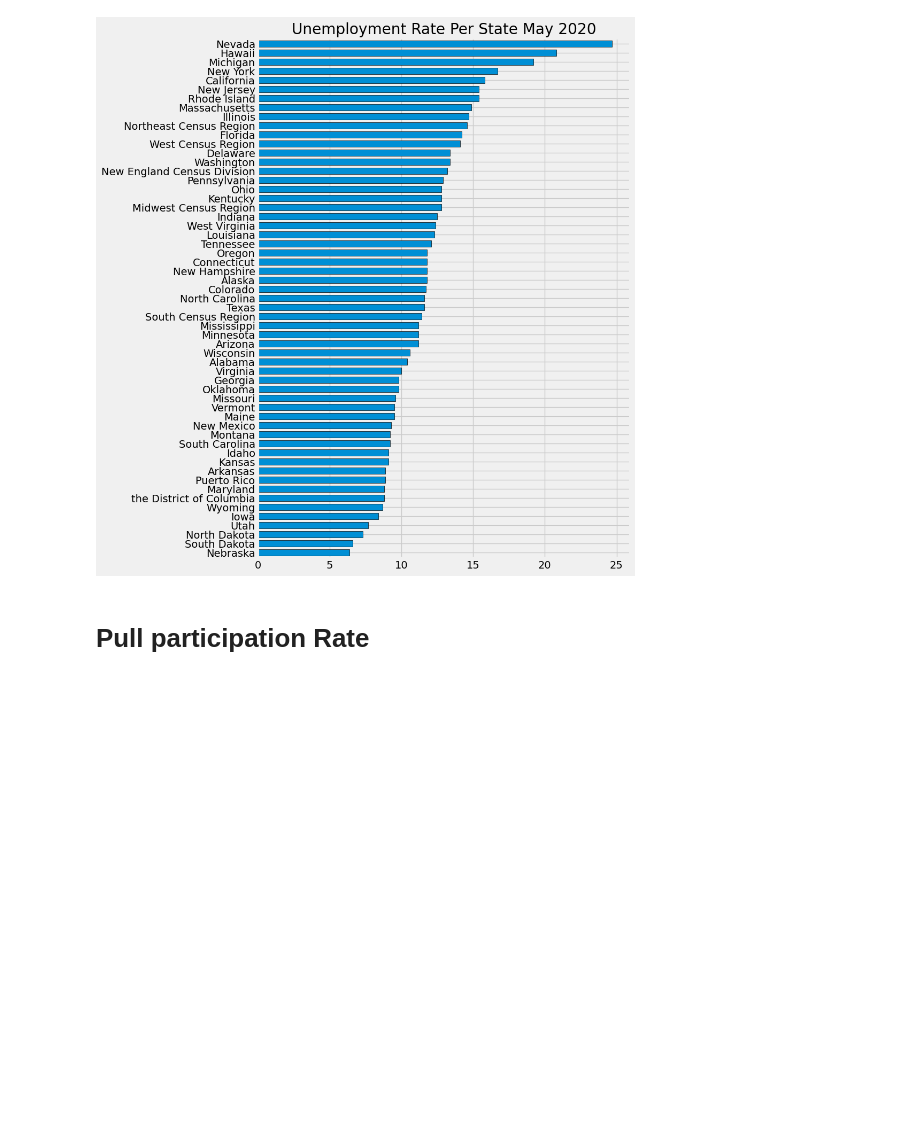
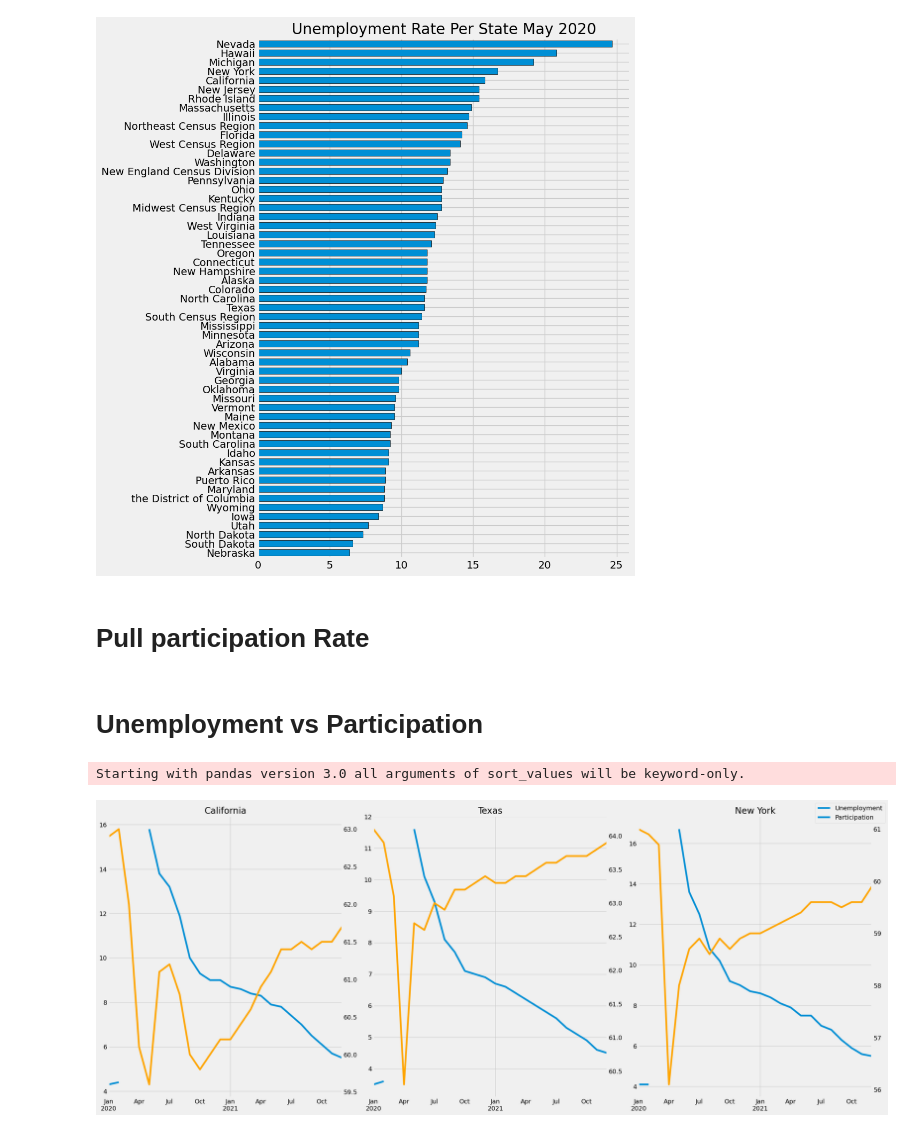
Before and after one commit to Gab-Martins/Economic-Data-Analysis, a Jupyter notebook: main.ipynb, the cells around one changed output. Cells and saved outputs as stored; diff of their text form; code cells hidden in the pictures; blank space fills up the shorter version.

```diff
--- a/main.ipynb
+++ b/main.ipynb
@@ -64,4 +64,6 @@ for myid in unemp_df.index:
     results = results.to_frame(name = myid)
     all_results.append(results)
 # Concatenate along column
-uemp_states = pd.concat(all_results, axis =1).drop(['LASMT261982000000003', 'LASMT391746000000003'], axis = 1)
+uemp_states = pd.concat(all_results, axis =1)
+uemp_states = uemp_states.drop(['LASMT261982000000003', 'LASMT391746000000003'], axis = 1)
+uemp_states
@@ -91,3 +107,49 @@ plt.show()
 [figure]
 # %% [markdown]
 # Pull participation Rate
+# %%
+# Filter the Participation Rate by Month
+part_df = fred.search('participation rate state', filter = ('frequency', 'Monthly'))
+# Query  only the seasonaly adjust data
+part_df = part_df.query('seasonal_adjustment == "Seasonally Adjusted" and units == "Percent"')
+# Search only the Labor FOrces by state
+part_df = part_df.loc[part_df['title'].str.contains('Labor Force Participation Rate for')]
+# %%
+# Title only with State Name
+part_id_to_state = part_df['title'].str.replace('Labor Force Participation Rate for ','').to_dict()
+# Create list to store results
+all_results = []
+# Pull series data from each id
+for myid in part_df.index:
+    results = fred.get_series(myid)
+    results = results.to_frame(name = myid)
+    all_results.append(results)
+# Concatenate along column
+part_states = pd.concat(all_results, axis =1)
+# Replace state codes with state names using the part_id_to_state dictionary
+part_states.columns = [part_id_to_state[col] for col in part_states.columns]
+# %% [markdown]
+# Unemployment vs Participation
+# %%
+uemp_states.columns.T.sort_values('2020-05-01')
+# Rate comparison from 2020 to 2022
+# Create a single subplot layout for all states
+fig, axs = plt.subplots(1, 3, figsize=(25, 10), sharex=True)
+
+# Iterate over the states and plot each state's comparison on its own axes
+for state, ax in zip(uemp_states.columns[:3], axs):
+    ax2 = ax.twinx()
+    uemp_states2 = uemp_states.asfreq('MS')  # Align the data to the start of each month
+    uemp_states2.query('index >= 2020 and index < 2022')[state].plot(ax=ax, label='Unemployment')
+    part_states.dropna().query('index >= 2020 and index < 2022')[state].plot(ax=ax2, label='Participation', color='orange')
+    ax2.grid(False)
+    ax.set_title(state)
+
+# Set common labels and legend for the entire figure
+fig.legend(labels=['Unemployment','Participation'])
+
+plt.tight_layout()
+plt.show()
+# %% [output]
+Starting with pandas version 3.0 all arguments of sort_values will be keyword-only.
+[figure, added]
```
Also changed, not shown: parts of 4 cells of this notebook, 1 other file.
